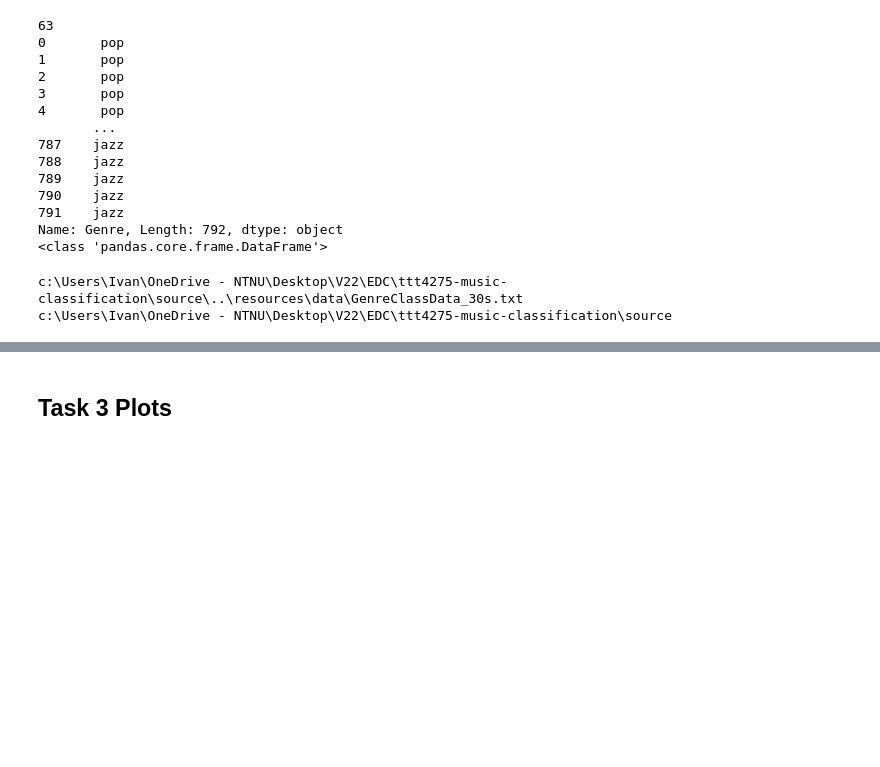
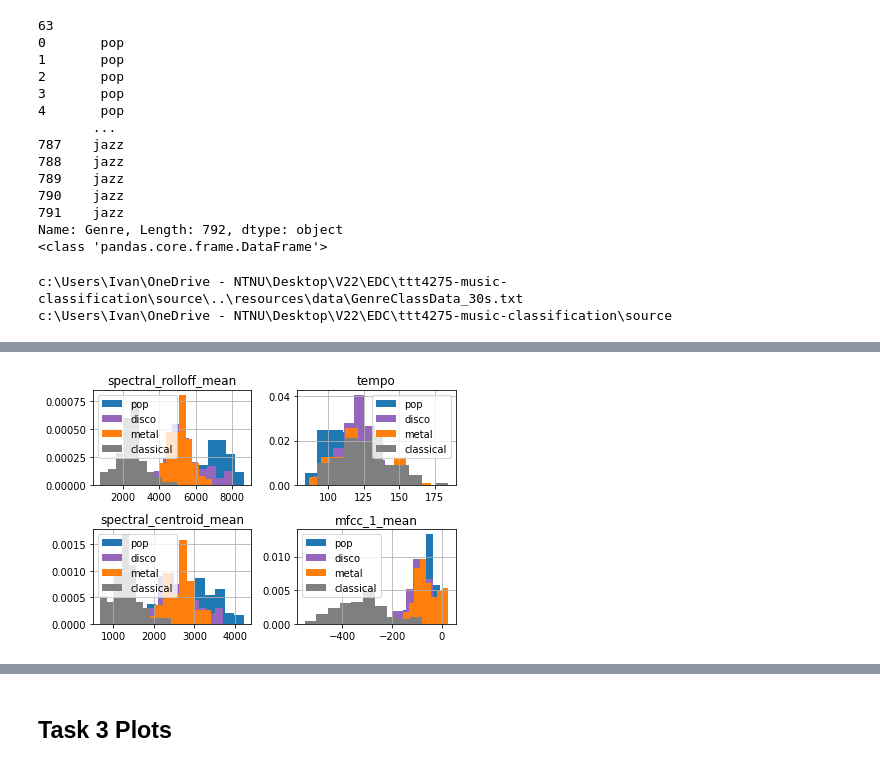
Before and after one commit to nicbres/ttt4275-music-classification, a Jupyter notebook: run.ipynb, the cells around one changed output, grey strips where cells are left out. Cells and saved outputs as stored; diff of their text form; code cells hidden in the pictures; blank space fills up the shorter version.

```diff
--- a/run.ipynb
+++ b/run.ipynb
@@ -74,0 +92,8 @@ source.plotting.error_rates_vs_params(ks, ps, training_data, test_data)
+# %%
+source.plotting.feature_distribution_histogram(
+    data_frame=data_set,
+    features=features_task_2,
+    genres=genres_task_2,
+)
+# %% [output]
+[figure, added]
```
Also changed, not shown: parts of 13 cells of this notebook, 4 other files.
